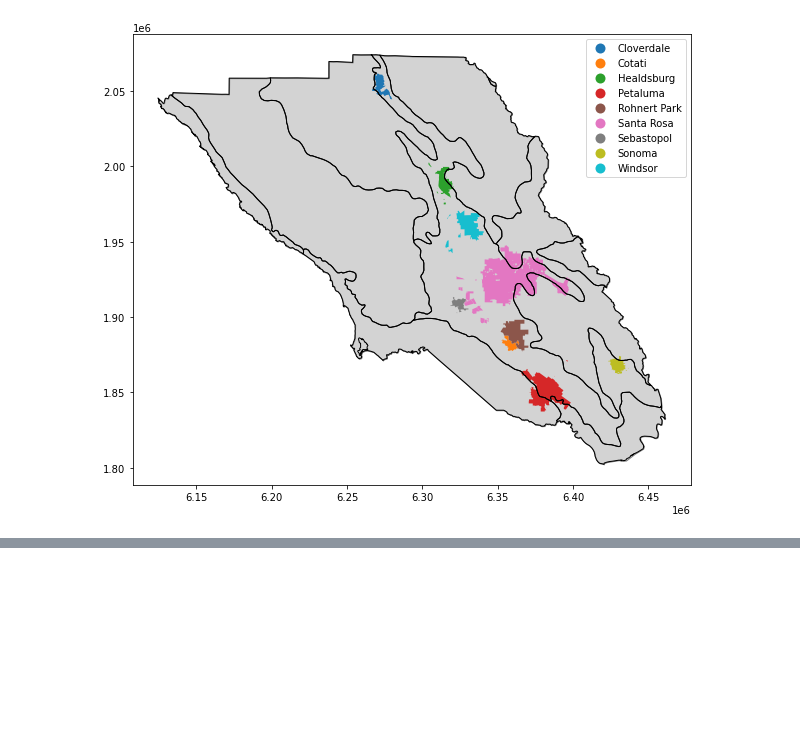
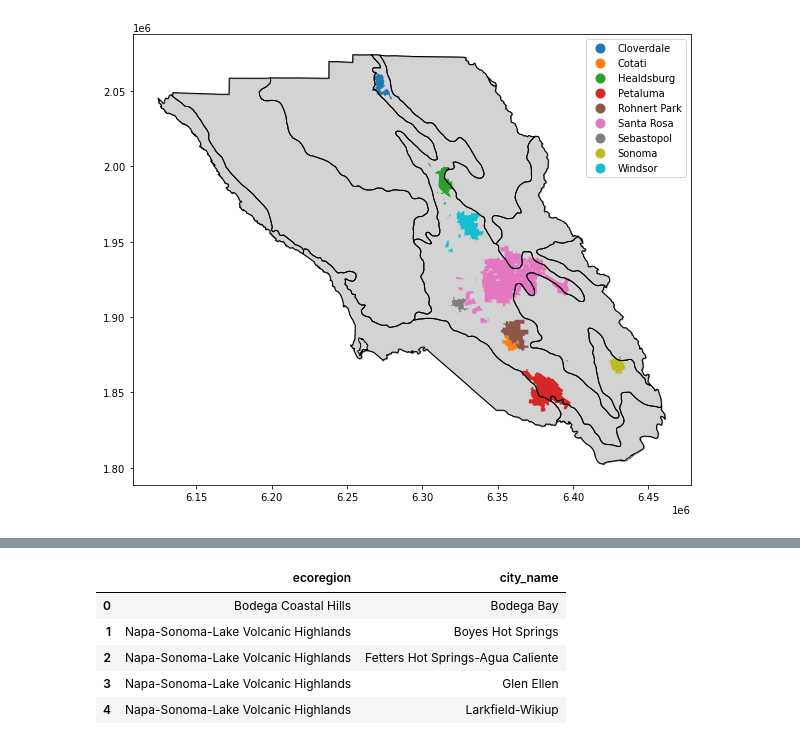
Before and after one commit to acmarley-erg/soco_resilience, a Jupyter notebook: py/zone_stats.ipynb, the cells around one changed output, grey strips where cells are left out. Saved outputs shown, nothing was run; the diff lists cells and outputs as text; code cells hidden in the pictures; blank space fills up the shorter version.

```diff
--- a/py/zone_stats.ipynb
+++ b/py/zone_stats.ipynb
@@ -344,0 +372,14 @@ ecoregions_simp.plot(ax=ax, color = "None")
+# %%
+uninc_cities_zones = gpd.overlay(soco_unincorp_cities, ecoregions_simp, how='intersection')
+# %%
+# simplify
+uninc_cities_zones_simp = uninc_cities_zones[["l4_simple", "NAME"]]
+uninc_cities_zones_simp = uninc_cities_zones_simp.rename(columns = {'l4_simple': 'ecoregion', 'NAME': 'city_name'})
+uninc_cities_zones_simp.head()
+# %% [output]
+|  | ecoregion | city_name |
+| 0 | Bodega Coastal Hills | Bodega Bay |
+| 1 | Napa-Sonoma-Lake Volcanic Highlands | Boyes Hot Springs |
+| 2 | Napa-Sonoma-Lake Volcanic Highlands | Fetters Hot Springs-Agua Caliente |
+| 3 | Napa-Sonoma-Lake Volcanic Highlands | Glen Ellen |
+| 4 | Napa-Sonoma-Lake Volcanic Highlands | Larkfield-Wikiup |
```
Also changed, not shown: parts of 12 cells of this notebook.
